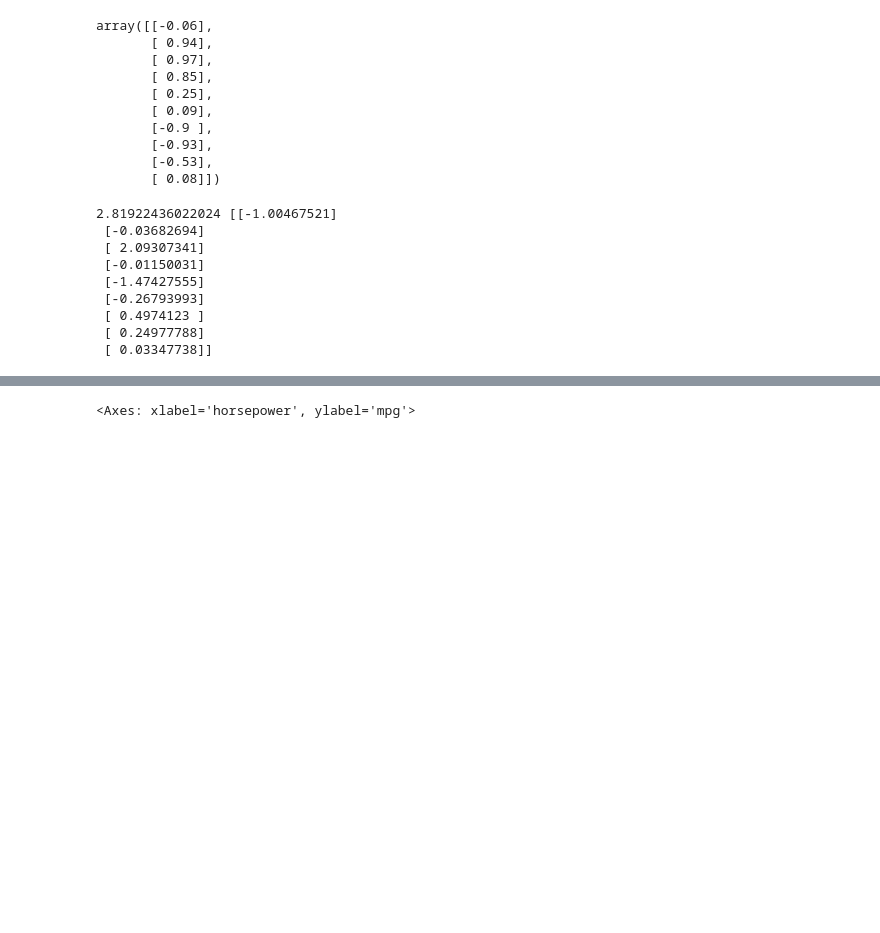
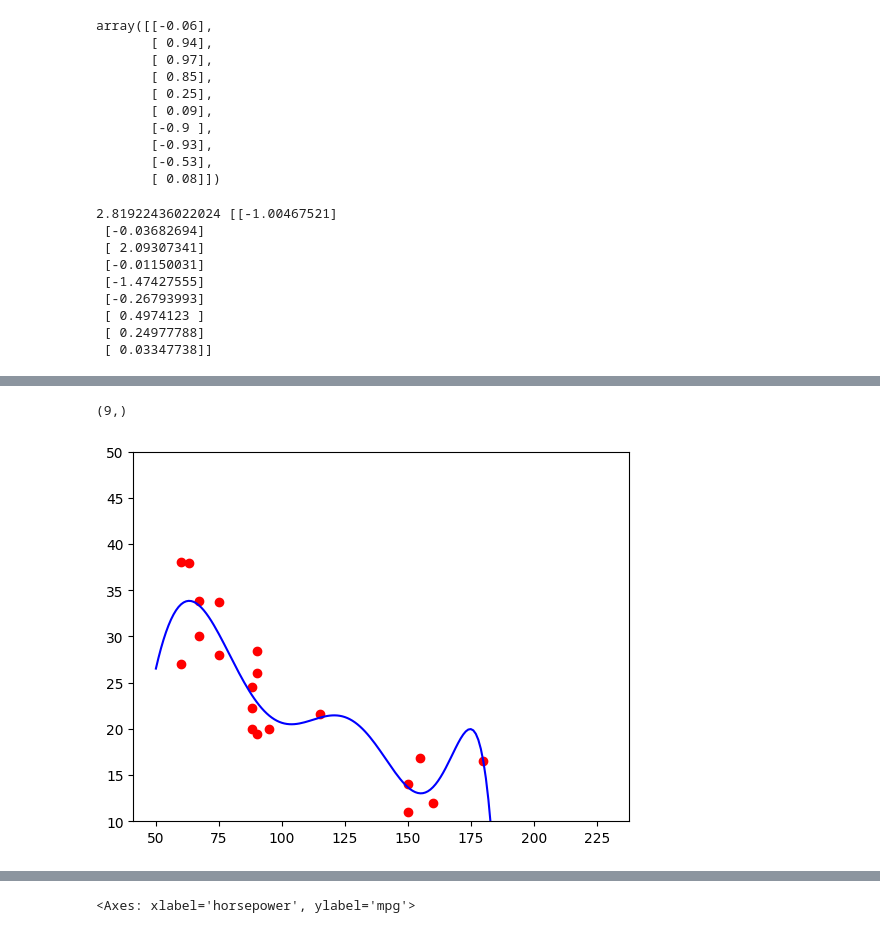
Before and after one commit to aice-ice/Senior-project, a Jupyter notebook: answer.ipynb, the cells around one changed output, grey strips where cells are left out. Cells and saved outputs as stored; diff of their text form; code cells hidden in the pictures; blank space fills up the shorter version.

Commit message:
Refactor code for multiple regression analysis and model evaluation

```diff
--- a/answer.ipynb
+++ b/answer.ipynb
@@ -203,0 +218,19 @@ plt.scatter(X[:, 0], X[:, 1])
+# %%
+x = np.array(X[:, 0])
+y = np.array(X[:, 1])
+
+np.set_printoptions(precision=3, linewidth=180)
+for d in range(2, 10):
+    tx = np.array([[x[i] ** j for j in range(d)] for i in range(len(x))])
+    a = np.linalg.inv(tx.T @ tx) @ tx.T
+    print(a.shape, y.shape)
+    w = np.linalg.inv(tx.T @ tx) @ tx.T @ y
+    print(f'次数：{d-1} |w|={np.linalg.norm(w):2f}, w = {w}')
+
+tx = np.array([[x[i] ** j for j in range(9)] for i in range(len(x))])
+px = PolynomialFeatures(8, include_bias=True).fit_transform(x.reshape(-1, 1))
+# print(tx)
+w = np.linalg.inv(tx.T @ tx) @ tx.T @ y
+wp = np.linalg.inv(px.T @ px) @ px.T @ y
+# print(np.linalg.norm(w), w)
+# print(np.linalg.norm(wp), wp)
@@ -203,0 +254,18 @@ plt.scatter(X[:, 0], X[:, 1])
+# %%
+from sklearn.linear_model import LinearRegression
+
+model = LinearRegression()
+
+model.fit(px, y)
+# print(model.coef_)
+graph = np.arange(50, 230).reshape(-1, 1)
+g_ = PolynomialFeatures(8, include_bias=True).fit_transform(graph)
+print(model.coef_.shape)
+pred = model.predict(g_)
+plt.scatter(x, y, c='r')
+plt.plot(graph, pred, c='b')
+plt.ylim(10, 50)
+plt.show()
+# %% [output]
+(9,)
+[figure, added]
```
Also changed, not shown: parts of 5 cells of this notebook, 1 other file.
